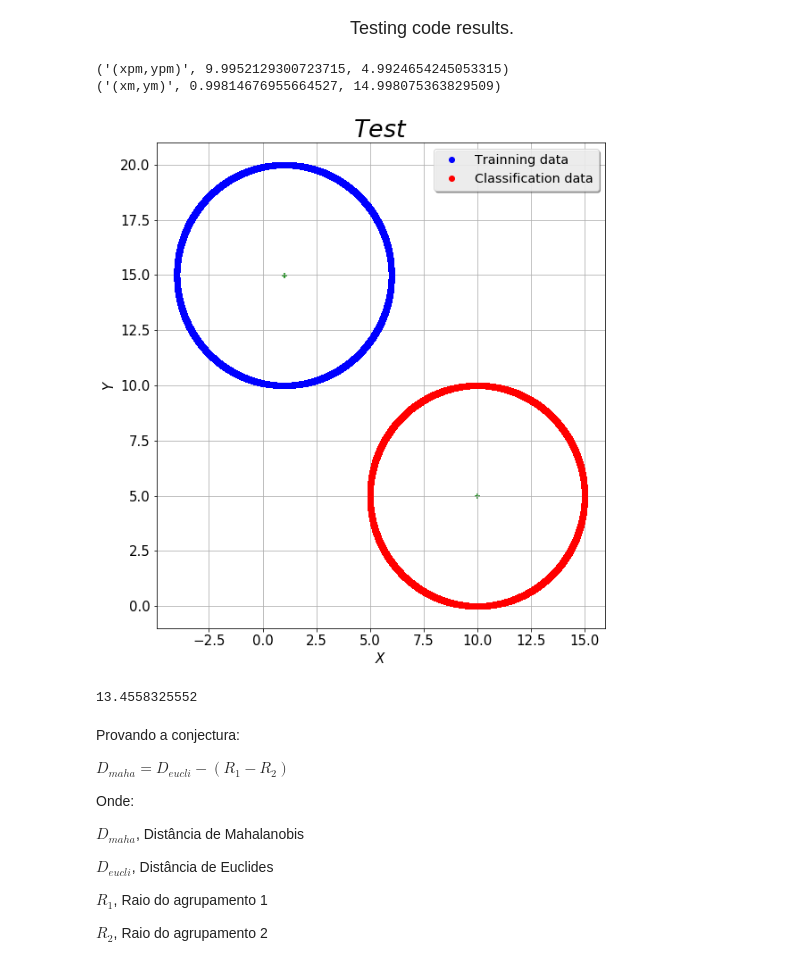
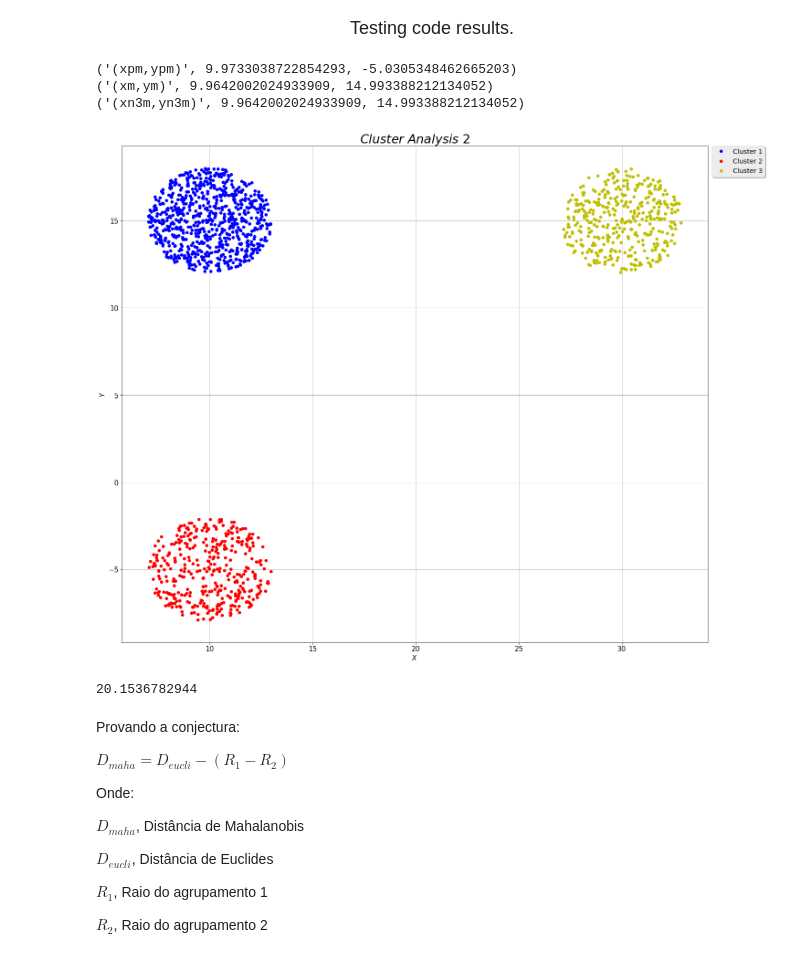
Before and after one commit to VictorCarreira/Testes, a Jupyter notebook: Teste_dists.ipynb, the cells around one changed output. Drawn from its saved outputs; the diff is of its cells as text; code cells hidden in the pictures.

Commit message:
Adding changes on graphs

```diff
--- a/Teste_dists.ipynb
+++ b/Teste_dists.ipynb
@@ -13,60 +13,65 @@ from IPython.display import Latex
 # %%
 #lendo o dado:
 
-nuvem = np.loadtxt('teste_nuvem_T.txt')
-ponto = np.loadtxt('teste_nuvem_C.txt')
-
-#print(ponto)
-
-beta=np.size(ponto)
-
-#print(beta)
+nuvem1 = np.loadtxt('teste_nuvem_T.txt')
+nuvem2 = np.loadtxt('teste_nuvem_C.txt')
+nuvem3 = np.loadtxt('teste_nuvem_D.txt')
 # %%
-py.rcParams['figure.figsize'] = (9.0, 10.0)#Redimensiona a figura
+py.rcParams['figure.figsize'] = (23.0, 20.0)#Redimensiona a figura
 
-x=nuvem[:,0]
-y=nuvem[:,1]
+x=nuvem1[:,0]
+y=nuvem1[:,1]
 
 xm=np.mean(x)
 ym=np.mean(y)
 
-xp=ponto[:,0]
-yp=ponto[:,1]
+xp=nuvem2[:,0]
+yp=nuvem2[:,1]
 
 xpm=np.mean(xp)
 ypm=np.mean(yp)
 
+xn3=nuvem3[:,0]
+yn3=nuvem3[:,1]
+
+xn3m=np.mean(xn3)
+yn3m=np.mean(yn3)
+
 print('(xpm,ypm)',xpm,ypm)
 print('(xm,ym)',xm,ym)
+print('(xn3m,yn3m)',xm,ym)
 
-plt.plot( x, y, 'bo', label='Trainning data')
-plt.scatter( xm, ym, marker='+',c='green', linewidths=40)
-plt.plot( xp, yp, 'ro', label='Classification data')
-plt.scatter( xpm, ypm, marker='+',c='green', linewidths=40)
+plt.plot( x, y, 'bo', label='Cluster 1')
+plt.scatter( xm, ym, marker='+',c='green', linewidths=1000)
+plt.plot( xp, yp, 'ro', label='Cluster 2')
+plt.scatter( xpm, ypm, marker='+',c='green', linewidths=1000)
+plt.plot( xn3, yn3, 'yo', label='Cluster 3')
+plt.scatter( xn3m, yn3m, marker='+',c='green', linewidths=1000)
 
 
-plt.title("$Test$", fontweight='normal', fontsize=27)
+plt.title("$Cluster$ $Analysis$ $2$", fontweight='normal', fontsize=27)
 plt.tick_params(axis='both', labelsize=15)#aumenta o tamanho dos valores nos eixos
 
-legend = plt.legend(loc='upper right', shadow=True, fontsize='x-large')
+legend = plt.legend(bbox_to_anchor=(1.007, 1), loc=2, borderaxespad=0., shadow=True, fontsize='x-large')
 
 plt.grid(True)
 plt.xlabel("$X$", fontsize=15)
 plt.ylabel("$Y$", fontsize=15)
-plt.savefig('Imagens/teste1.eps')
+plt.savefig('Imagens/clusteranalise2.eps')
 plt.show()
 plt.close()
 # %% [output]
-('(xpm,ypm)', 9.9952129300723715, 4.9924654245053315)
-('(xm,ym)', 0.99814676955664527, 14.998075363829509)
+('(xpm,ypm)', 9.9733038722854293, -5.0305348462665203)
+('(xm,ym)', 9.9642002024933909, 14.993388212134052)
+('(xn3m,yn3m)', 9.9642002024933909, 14.993388212134052)
-[figure, old version]
+[figure, new version]
 # %%
 #prova real (testando o teste)
 #Calculando a distância euclideana com base nos centros de gravidade
 E=mt.sqrt((xm-xpm)**2+(ym-ypm)**2)
 print(E)
 # %% [output]
-13.4558325552
+20.1536782944
 # %% [markdown]
 Provando a conjectura:
 
```
